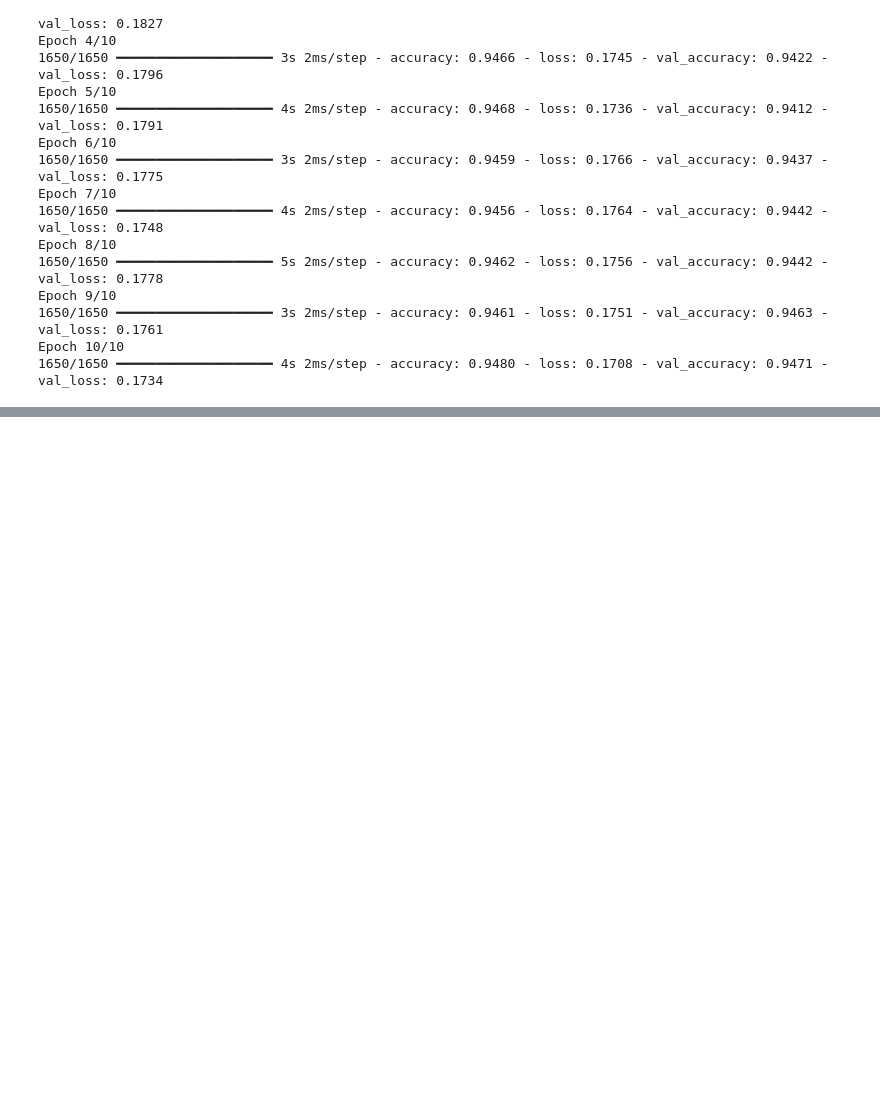
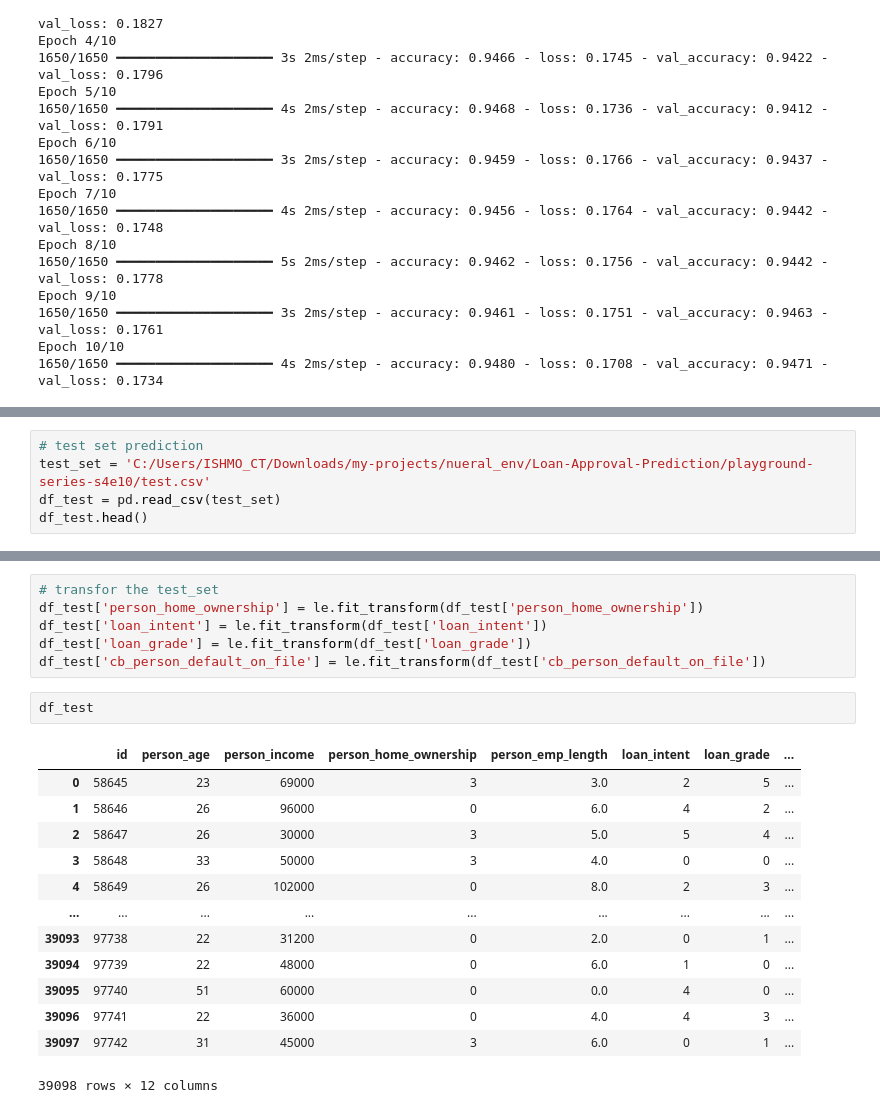
Before and after one commit to ayebaishmo/Loan-Approval-Prediction, a Jupyter notebook: neural_loan.ipynb, the cells around one changed output, grey strips where cells are left out. Drawn from its saved outputs; the diff is of its cells as text; blank space fills up the shorter version.

```diff
--- a/neural_loan.ipynb
+++ b/neural_loan.ipynb
@@ -115,0 +171,5 @@ Reusing TensorBoard on port 6006 (pid 17336), started 0:00:20 ago. (Use '!kill 1
+# %%
+# test set prediction
+test_set = 'C:/Users/ISHMO_CT/Downloads/my-projects/nueral_env/Loan-Approval-Prediction/playground-series-s4e10/test.csv'
+df_test = pd.read_csv(test_set)
+df_test.head()
@@ -115,0 +183,22 @@ Reusing TensorBoard on port 6006 (pid 17336), started 0:00:20 ago. (Use '!kill 1
+# %%
+# transfor the test_set
+df_test['person_home_ownership'] = le.fit_transform(df_test['person_home_ownership'])
+df_test['loan_intent'] = le.fit_transform(df_test['loan_intent'])
+df_test['loan_grade'] = le.fit_transform(df_test['loan_grade'])
+df_test['cb_person_default_on_file'] = le.fit_transform(df_test['cb_person_default_on_file'])
+# %%
+df_test
+# %% [output]
+|  | id | person_age | person_income | person_home_ownership | person_emp_length | loan_intent | loan_grade | ... |
+| 0 | 58645 | 23 | 69000 | 3 | 3.0 | 2 | 5 | ... |
+| 1 | 58646 | 26 | 96000 | 0 | 6.0 | 4 | 2 | ... |
+| 2 | 58647 | 26 | 30000 | 3 | 5.0 | 5 | 4 | ... |
+| 3 | 58648 | 33 | 50000 | 3 | 4.0 | 0 | 0 | ... |
+| 4 | 58649 | 26 | 102000 | 0 | 8.0 | 2 | 3 | ... |
+| ... | ... | ... | ... | ... | ... | ... | ... | ... |
+| 39093 | 97738 | 22 | 31200 | 0 | 2.0 | 0 | 1 | ... |
+| 39094 | 97739 | 22 | 48000 | 0 | 6.0 | 1 | 0 | ... |
+| 39095 | 97740 | 51 | 60000 | 0 | 0.0 | 4 | 0 | ... |
+| 39096 | 97741 | 22 | 36000 | 0 | 4.0 | 4 | 3 | ... |
+| 39097 | 97742 | 31 | 45000 | 3 | 6.0 | 0 | 1 | ... |
+39098 rows × 12 columns
```
Also changed, not shown: parts of 9 cells of this notebook, 1 other file.
